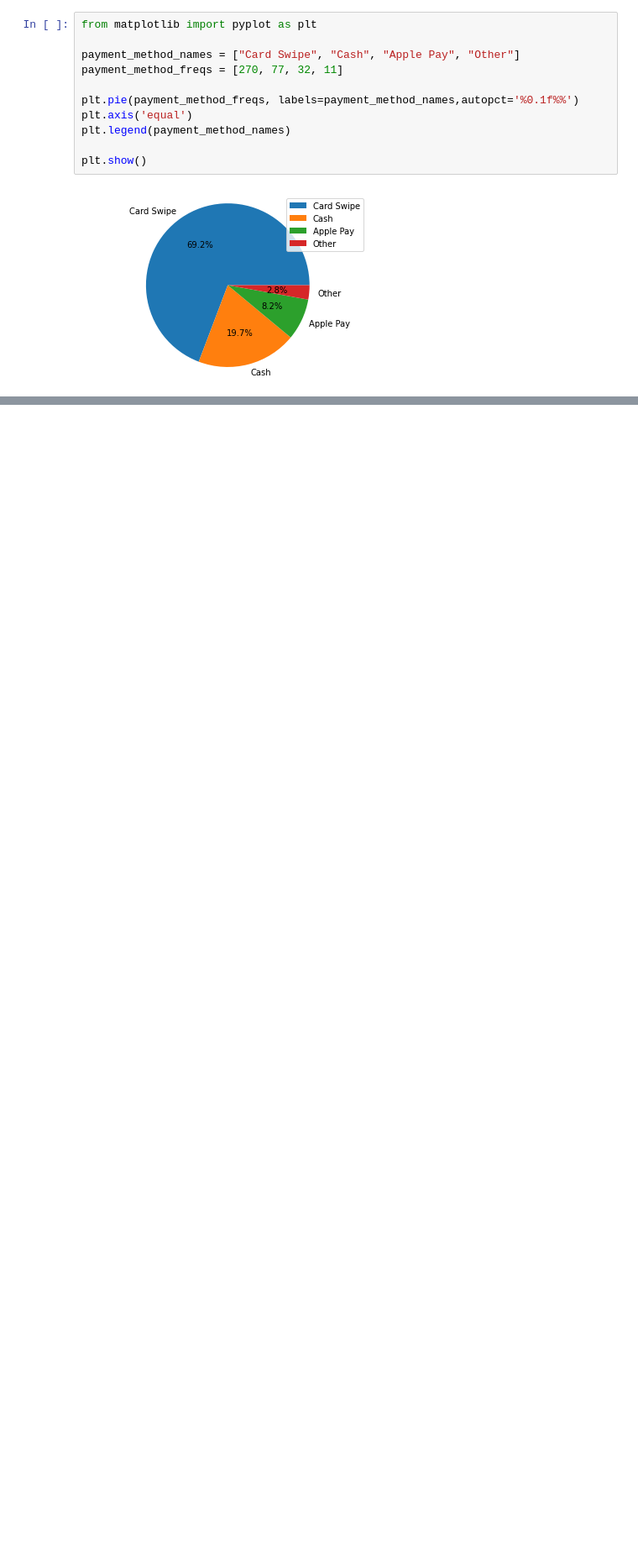
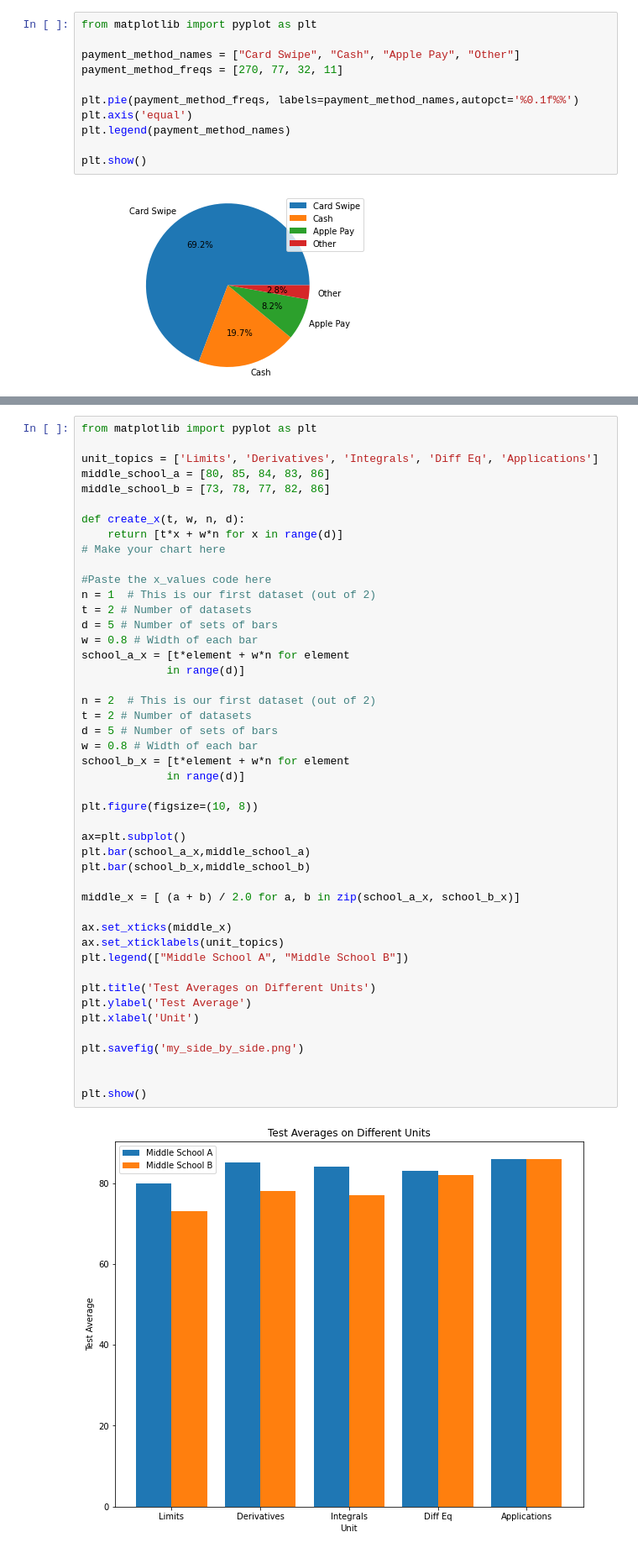
Before and after one commit to tamayoram/DataScienceCodecademy, a Jupyter notebook: VisualizeData.ipynb, the cells around one changed output, grey strips where cells are left out. Shown: that part at 84% size. Drawn from its saved outputs; the diff is of its cells as text; blank space fills up the shorter version.

```diff
--- a/VisualizeData.ipynb
+++ b/VisualizeData.ipynb
@@ -488,0 +544,48 @@ plt.show()
+# %%
+from matplotlib import pyplot as plt
+
+unit_topics = ['Limits', 'Derivatives', 'Integrals', 'Diff Eq', 'Applications']
+middle_school_a = [80, 85, 84, 83, 86]
+middle_school_b = [73, 78, 77, 82, 86]
+
+def create_x(t, w, n, d):
+    return [t*x + w*n for x in range(d)]
+# Make your chart here
+
+#Paste the x_values code here
+n = 1  # This is our first dataset (out of 2)
+t = 2 # Number of datasets
+d = 5 # Number of sets of bars
+w = 0.8 # Width of each bar
+school_a_x = [t*element + w*n for element
+             in range(d)]
+
+n = 2  # This is our first dataset (out of 2)
+t = 2 # Number of datasets
+d = 5 # Number of sets of bars
+w = 0.8 # Width of each bar
+school_b_x = [t*element + w*n for element
+             in range(d)]
+
+plt.figure(figsize=(10, 8))
+
+ax=plt.subplot()
+plt.bar(school_a_x,middle_school_a)
+plt.bar(school_b_x,middle_school_b)
+
+middle_x = [ (a + b) / 2.0 for a, b in zip(school_a_x, school_b_x)]
+
+ax.set_xticks(middle_x)
+ax.set_xticklabels(unit_topics)
+plt.legend(["Middle School A", "Middle School B"])
+
+plt.title('Test Averages on Different Units')
+plt.ylabel('Test Average')
+plt.xlabel('Unit')
+
+plt.savefig('my_side_by_side.png')
+
+
+plt.show()
+# %% [output]
+[figure, added]
```
Also changed, not shown: parts of 17 cells of this notebook.
